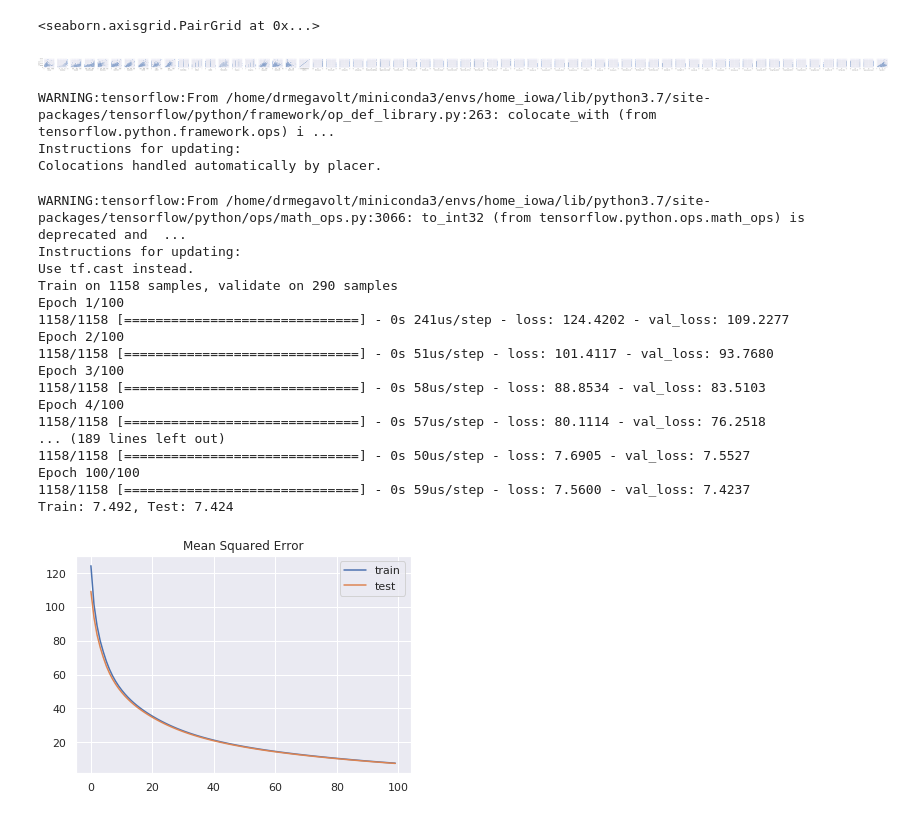
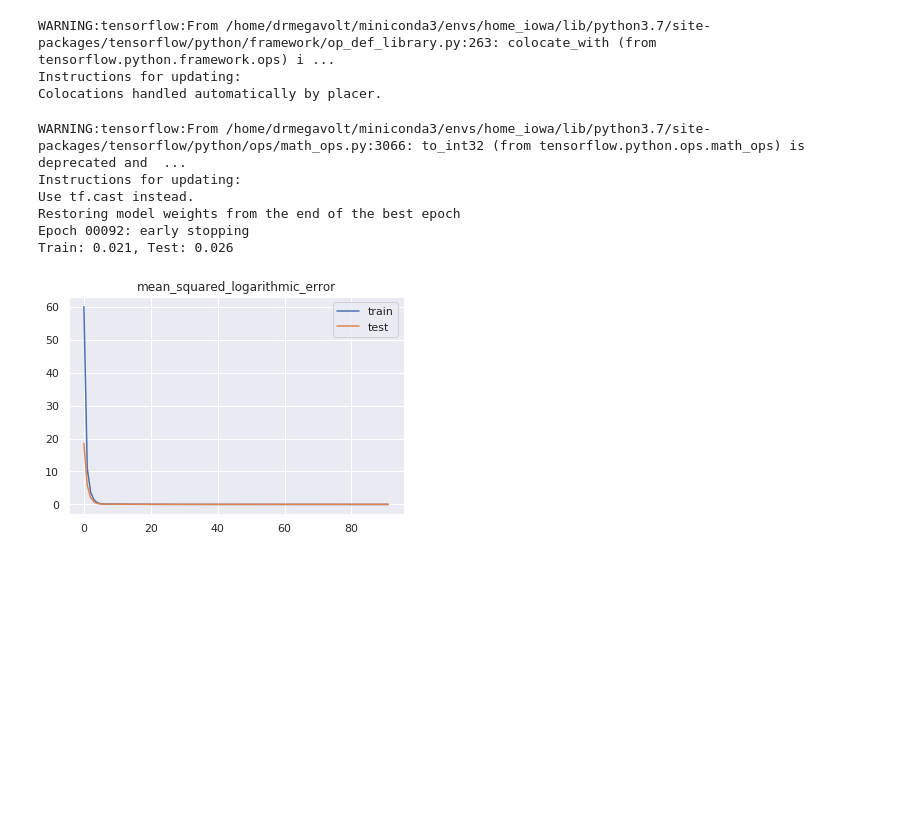
Before and after one commit to DrMegavolt/kaggle_house_iowa, a Jupyter notebook: Houses_iowa.ipynb, the cells around one changed output. Saved outputs shown, nothing was run; the diff lists cells and outputs as text; code cells hidden in the pictures; blank space fills up the shorter version.

Commit message:
adding more data prep and deep layers

```diff
--- a/Houses_iowa.ipynb
+++ b/Houses_iowa.ipynb
@@ -47,10 +33,9 @@ def fill_NA(df, columns, value):
         df[c].fillna(value,inplace=True)
     return df
 
-def get_dummies_for_category_columns(df):
-    categoryColumns = df.columns[df.dtypes=="object"]
-    df = pd.concat([df,pd.get_dummies(df[categoryColumns])],axis=1)
-    df.drop(categoryColumns, axis=1, inplace=True)
+def get_dummies_for_category_columns(df, columns):
+    df = pd.concat([df,pd.get_dummies(df[columns])],axis=1)
+    df.drop(columns, axis=1, inplace=True)
     return df
 
 def drop_huge_buildings(df):
@@ -71,6 +56,15 @@ def drop_non_correlated_columns(df, min_corr):
     df = df[onlyCorrelatedColumns.index]
     return df
 
-def log_tranform(df, column):
-    df['log'+column] = np.log(df[column])
+def log_tranform(df, columns):
+    for c in columns:
+        df['log_'+c] = np.log1p(df[c])
+    return drop_columns(df, columns)
+
+def year_to_age(df, column):
+    df['age_'+column] = 2019 - df[column]
+    return drop_columns(df, column)
+
+def create_exists_column(df, column):
+    df['exists_'+ column] = df[column] > 0
     return df;
@@ -111,8 +125,5 @@ sns.heatmap(corr, cmap=cmap, vmax=1, center=0, xticklabels=True, yticklabels=Tru
 # %%
-sns.pairplot(df1,y_vars=["SalePrice"], x_vars=df1.columns)
+#sns.pairplot(df1,y_vars=["SalePrice"], x_vars=df1.columns)
-# %% [output]
-<seaborn.axisgrid.PairGrid at 0x...>
-[figure, removed]
 # %%
 y = df1['SalePrice']
 # X = df[['LotArea']]
@@ -122,11 +133,16 @@ X = df1.drop('SalePrice', axis=1)
 
 # define model
 model = Sequential()
-model.add(Dense(25, input_dim=len(X.columns), activation='relu', kernel_initializer='he_uniform'))
-model.add(Dense(10, activation='relu', kernel_initializer='he_uniform'))
+input_layer = Dense(256, input_dim=len(X.columns), activation='relu', kernel_initializer='normal')
+model.add(input_layer)
+model.add( Dense(256, activation='relu', kernel_initializer='normal') )
+model.add( Dense(256, activation='relu', kernel_initializer='normal') )
+model.add( Dense(256, activation='relu', kernel_initializer='normal') )
 model.add(Dense(1, activation='linear'))
+
+optimizer = keras.optimizers.Adam() #Adam(lr=0.0015);
 # compile model
-model.compile(loss='mean_squared_logarithmic_error', optimizer='adam')
+model.compile(loss='mean_squared_logarithmic_error', optimizer=optimizer)
 # %% [output]
 WARNING:tensorflow:From /home/drmegavolt/miniconda3/envs/home_iowa/lib/python3.7/site-packages/tensorflow/python/framework/op_def_library.py:263: colocate_with (from tensorflow.python.framework.ops) i ...
 Instructions for updating:
@@ -134,44 +150,36 @@ Colocations handled automatically by placer.
 # %%
 
 
 trainX, testX, trainy, testy = train_test_split(X,
                                                     y,
                                                     test_size=0.2,
                                                     random_state=1)
 scaler = preprocessing.MinMaxScaler(feature_range=(0, 1))
 scaler.fit(trainX)
 trainX= scaler.transform(trainX)
 testX= scaler.transform(testX)
 # fit model
-history = model.fit(trainX, trainy, validation_data=(testX, testy), epochs=100, verbose=1)
+early_stop = keras.callbacks.EarlyStopping(monitor='val_loss', min_delta=0.0001, patience=30, verbose=1, mode='auto', baseline=None, restore_best_weights=True)
+tb_callback =keras.callbacks.TensorBoard(log_dir='./logs', histogram_freq=0, batch_size=32, write_graph=True, write_grads=True, write_images=True, embeddings_freq=0, embeddings_layer_names=None, embeddings_metadata=None, embeddings_data=None, update_freq='epoch')
+history = model.fit(trainX, trainy, validation_data=(testX, testy),
+                    epochs=3000, verbose=0, batch_size=32, callbacks=[early_stop, tb_callback])
 # evaluate the model
 train_mse = model.evaluate(trainX, trainy, verbose=0)
 test_mse = model.evaluate(testX, testy, verbose=0)
 print('Train: %.3f, Test: %.3f' % (train_mse, test_mse))
 # plot loss during training
-pyplot.title('Mean Squared Error')
+pyplot.title('mean_squared_logarithmic_error')
 pyplot.plot(history.history['loss'], label='train')
 pyplot.plot(history.history['val_loss'], label='test')
 # pyplot.plot(history.history['acc'], label='train_acc')
 # pyplot.plot(history.history['val_acc'], label='test_acc')
 pyplot.legend()
 pyplot.show()
 # %% [output]
 WARNING:tensorflow:From /home/drmegavolt/miniconda3/envs/home_iowa/lib/python3.7/site-packages/tensorflow/python/ops/math_ops.py:3066: to_int32 (from tensorflow.python.ops.math_ops) is deprecated and  ...
 Instructions for updating:
 Use tf.cast instead.
-Train on 1158 samples, validate on 290 samples
-Epoch 1/100
-1158/1158 [==============================] - 0s 241us/step - loss: 124.4202 - val_loss: 109.2277
-Epoch 2/100
-1158/1158 [==============================] - 0s 51us/step - loss: 101.4117 - val_loss: 93.7680
-Epoch 3/100
-1158/1158 [==============================] - 0s 58us/step - loss: 88.8534 - val_loss: 83.5103
-Epoch 4/100
-1158/1158 [==============================] - 0s 57us/step - loss: 80.1114 - val_loss: 76.2518
-... (189 lines left out)
-1158/1158 [==============================] - 0s 50us/step - loss: 7.6905 - val_loss: 7.5527
-Epoch 100/100
-1158/1158 [==============================] - 0s 59us/step - loss: 7.5600 - val_loss: 7.4237
-Train: 7.492, Test: 7.424
+Restoring model weights from the end of the best epoch
+Epoch 00092: early stopping
+Train: 0.021, Test: 0.026
-[figure, old version]
+[figure, new version]
```
Also changed, not shown: parts of 23 cells of this notebook, 27 other files.
